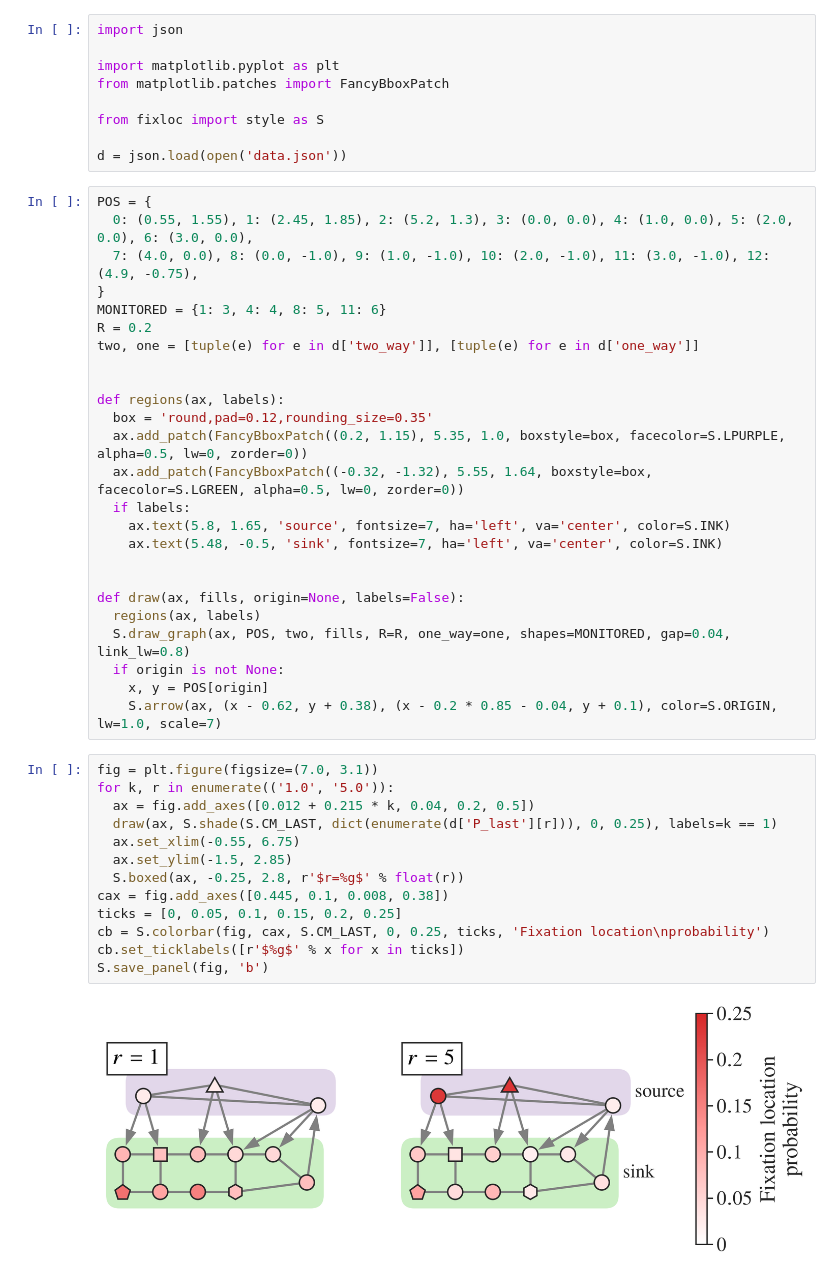
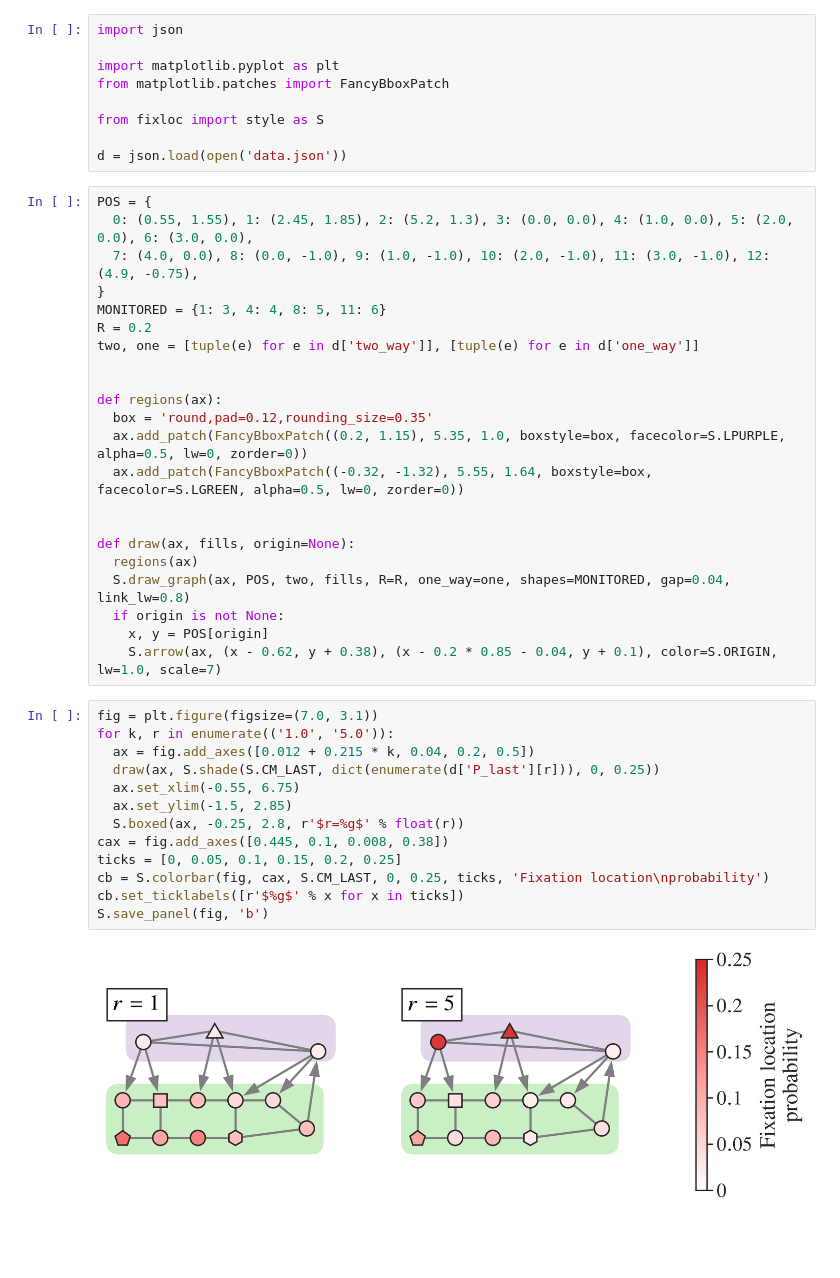
Before and after one commit to davidb2/fixation-location, a Jupyter notebook: src/figs/fig1/b/b.ipynb, the cells around one changed output. Saved outputs shown, nothing was run; the diff lists cells and outputs as text; blank space fills up the shorter version.

```diff
--- a/src/figs/fig1/b/b.ipynb
+++ b/src/figs/fig1/b/b.ipynb
@@ -20,17 +20,14 @@ R = 0.2
 two, one = [tuple(e) for e in d['two_way']], [tuple(e) for e in d['one_way']]
 
 
-def regions(ax, labels):
+def regions(ax):
   box = 'round,pad=0.12,rounding_size=0.35'
   ax.add_patch(FancyBboxPatch((0.2, 1.15), 5.35, 1.0, boxstyle=box, facecolor=S.LPURPLE, alpha=0.5, lw=0, zorder=0))
   ax.add_patch(FancyBboxPatch((-0.32, -1.32), 5.55, 1.64, boxstyle=box, facecolor=S.LGREEN, alpha=0.5, lw=0, zorder=0))
-  if labels:
-    ax.text(5.8, 1.65, 'source', fontsize=7, ha='left', va='center', color=S.INK)
-    ax.text(5.48, -0.5, 'sink', fontsize=7, ha='left', va='center', color=S.INK)
 
 
-def draw(ax, fills, origin=None, labels=False):
-  regions(ax, labels)
+def draw(ax, fills, origin=None):
+  regions(ax)
   S.draw_graph(ax, POS, two, fills, R=R, one_way=one, shapes=MONITORED, gap=0.04, link_lw=0.8)
   if origin is not None:
     x, y = POS[origin]
@@ -38,15 +35,15 @@ def draw(ax, fills, origin=None, labels=False):
 # %%
 fig = plt.figure(figsize=(7.0, 3.1))
 for k, r in enumerate(('1.0', '5.0')):
   ax = fig.add_axes([0.012 + 0.215 * k, 0.04, 0.2, 0.5])
-  draw(ax, S.shade(S.CM_LAST, dict(enumerate(d['P_last'][r])), 0, 0.25), labels=k == 1)
+  draw(ax, S.shade(S.CM_LAST, dict(enumerate(d['P_last'][r])), 0, 0.25))
   ax.set_xlim(-0.55, 6.75)
   ax.set_ylim(-1.5, 2.85)
   S.boxed(ax, -0.25, 2.8, r'$r=%g$' % float(r))
 cax = fig.add_axes([0.445, 0.1, 0.008, 0.38])
 ticks = [0, 0.05, 0.1, 0.15, 0.2, 0.25]
 cb = S.colorbar(fig, cax, S.CM_LAST, 0, 0.25, ticks, 'Fixation location\nprobability')
 cb.set_ticklabels([r'$%g$' % x for x in ticks])
 S.save_panel(fig, 'b')
 # %% [output]
-[figure, old version]
+[figure, new version]
```
Also changed, not shown: 7 other files.
